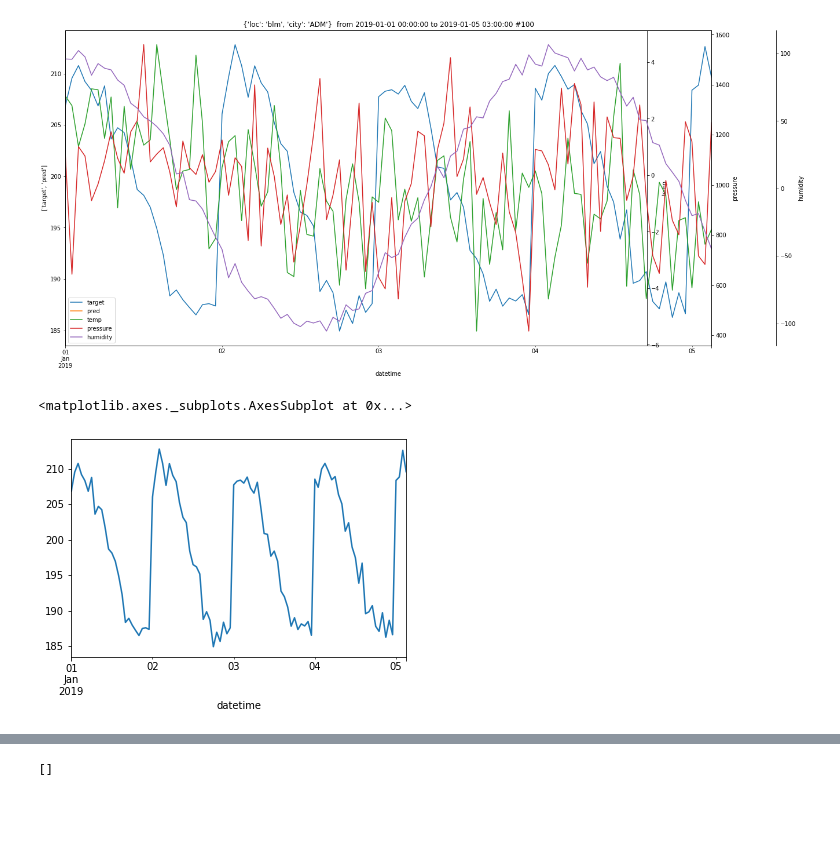
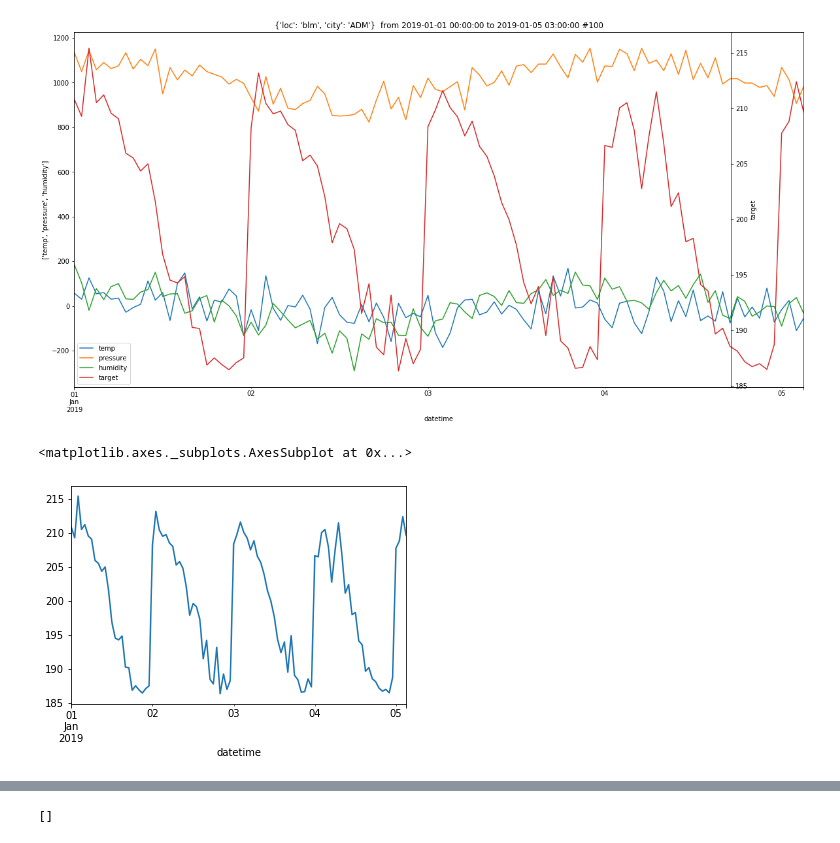
Before and after one commit to takotab/time-series-testing, a Jupyter notebook: nbs/_v2_seq_seq.ipynb, the cells around one changed output, grey strips where cells are left out. Cells and saved outputs as stored; diff of their text form; code cells hidden in the pictures; blank space fills up the shorter version.

```diff
--- a/nbs/_v2_seq_seq.ipynb
+++ b/nbs/_v2_seq_seq.ipynb
@@ -54,7 +54,7 @@ from fastai2.callback.all import *
 # %%
 device = torch.device("cuda:0" if torch.cuda.is_available() else "cpu")
 # %%
-def plot_days(data, ax=None, left=None, right=None, figsize = None,title=None, spacing=.1,  **kwargs):
+def plot_days(data, ax=None, left=None, right=None, figsize = None, title=None, spacing=.1,  **kwargs):
     from pandas import plotting
     figsize = ifnone(figsize,(20,10))
     if ax is None: _,ax = plt.subplots(figsize=figsize)
@@ -63,21 +63,23 @@ def plot_days(data, ax=None, left=None, right=None, figsize = None,title=None, s
         if c not in data:
             print(f'Warning{c} not in {data.columns}')
     # First axis
-    ax = data.loc[:, left].plot(label=left, color=colors[:len(left)],ax = ax, **kwargs)
+    ax = data.loc[:, left].plot(label=left, color=colors[:len(left)],ax = ax)
     ax.set_ylabel(ylabel=left)
     lines, labels = ax.get_legend_handles_labels()
 
     for n in range(len(right)):
         # Multiple y-axes
-        ax_new = ax.twinx()
-        ax_new.spines['right'].set_position(('axes', 1 + spacing * (n - 1)))
-        data.loc[:, right[n]].plot(ax=ax_new, label=right[n], color=colors[len(left)+n % len(colors)],**kwargs)
-        ax_new.set_ylabel(ylabel=right[n])
+        if right[n] in data.columns:
 
-        # Proper legend position
-        line, label = ax_new.get_legend_handles_labels()
-        lines += line
-        labels += label
+            ax_new = ax.twinx()
+            ax_new.spines['right'].set_position(('axes', 1 + spacing * (n - 1)))
+            data.loc[:, right[n]].plot(ax=ax_new, label=right[n], color=colors[len(left)+n % len(colors)],)
+            ax_new.set_ylabel(ylabel=right[n])
+
+            # Proper legend position
+            line, label = ax_new.get_legend_handles_labels()
+            lines += line
+            labels += label
 
     ax.legend(lines, labels, loc=0)
     if title is not None: ax.set_title(title)
@@ -95,9 +97,9 @@ class Days(CollBase, GetAttr, FilteredBase):
             self.cats = dict(self.df[self.cat_var].iloc[0])
         else:
             self.cats = cats
-#         for c in self.cols+self.y_names:
-#             if c not in self.df.columns:
-#                 print(f'Warning {c} not in {self.df.columns}')
+        for c in self.cols+self.y_names:
+            if c not in self.df.columns:
+                print(f'Warning {c} not in {self.df.columns}')
 
     def __repr__(self):
         return str(self.df)
@@ -114,7 +116,7 @@ class Days(CollBase, GetAttr, FilteredBase):
         title= f"{self.cats}  from {str(min(self.df.loc[:,'datetime']))} to {str(max(self.df.loc[:,'datetime']))} #{self.df.shape[0]}"
         print(self.df.columns)
         if plot:
-            plot_days(self.df,left=self.y_names+['pred'],right=self.con_var,title=title,**kwargs)
+            plot_days(self.df,left=self.con_var,right=self.y_names+['pred'],title=title,**kwargs)
         else:
             return title+'\n'+str(self.df.head(1)   )
 
@@ -147,12 +149,19 @@ def make_fake_data(num, l=None, locations = 4, jumps = True, chance_of_jump = 0.
             l = ifnone(l,100)
             t = i + np.arange(l)/12
             t_dt = [start+pd.Timedelta(hours=x) for x in range(l)]
+            pressure = (np.random.randn(l)*.5+np.cos(-t))
+            hum = (np.random.randn(l)*.5+np.cos(t))
+            temp = np.random.randn(l)*2+np.cos(t)+np.cos(-t/2)
+            if city == 'ADM':
+                rand = pressure
+            else:
+                rand = hum
             _df = pd.DataFrame(data={'datetime':t_dt,
-                                'target': loc_multi + np.random.randn(l)*1.5 + 3*np.sin([o.hour/12*3.15 for o in t_dt]) + 10*np.cos([(o.hour/24)*3.15 for o in t_dt]),
+                                'target': loc_multi + temp * rand + 3*np.sin([o.hour/12*3.15 for o in t_dt]) + 10*np.cos([(o.hour/24)*3.15 for o in t_dt]),
 #                                 'pred':np.random.randn(l) * .5 + np.sin(t),
-                                'temp':np.random.randn(l)*2+np.cos(t)+np.cos(-t/2),
-                                'pressure':1000+100*(np.random.randn(l)*2+np.cos(-t)),
-                                'humidity':np.random.randn(l)*5+np.cos(t)*100,
+                                'temp':temp*30-5,
+                                'pressure':1000+100*pressure,
+                                'humidity':hum*100,
                                 'loc':[loc]*l,
                                 'city':[city]*l})
             assert _df.shape[0] == l
@@ -172,11 +181,11 @@ Wall time: 4.97 ms
 Index(['datetime', 'target', 'temp', 'pressure', 'humidity', 'loc', 'city'], dtype='object')
 Warningpred not in Index(['datetime', 'target', 'temp', 'pressure', 'humidity', 'loc', 'city'], dtype='object')
-[figure, old version]
+[figure, new version]
 # %%
 it.df['target'].plot()
 # %% [output]
 <matplotlib.axes._subplots.AxesSubplot at 0x...>
-[figure, old version]
+[figure, new version]
 # %%
 df = make_fake_data(100,locations=4)
 print(df.shape, min(df.datetime),max(df.datetime))
```
Also changed, not shown: parts of 30 cells of this notebook.
